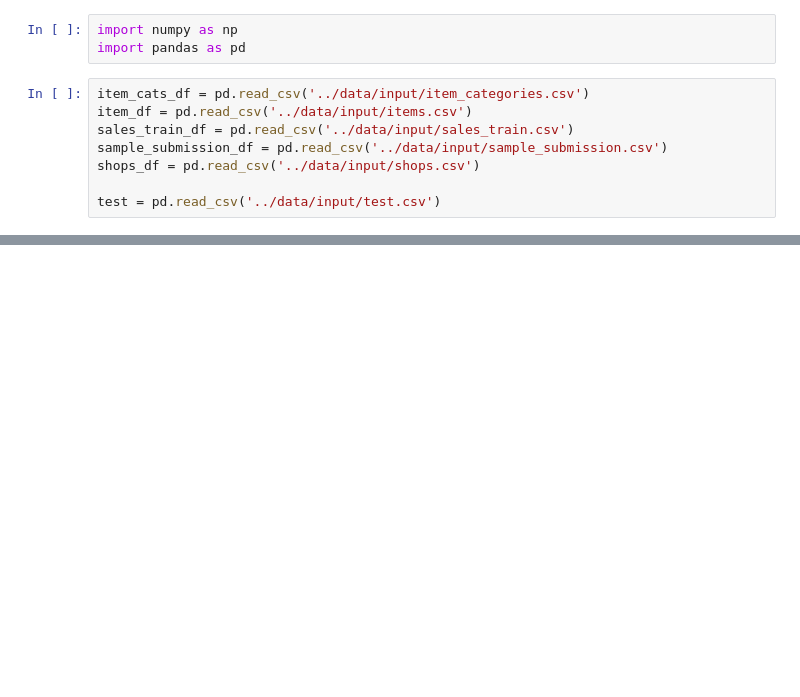
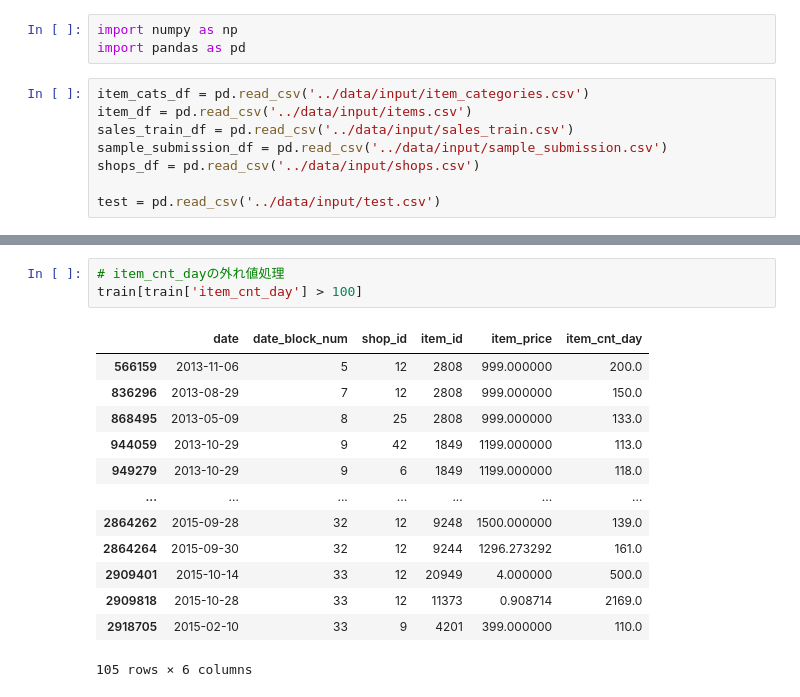
Before and after one commit to YusukeAmg/kaggle_Predict-Future-Sales, a Jupyter notebook: notebook/input-analysis_2020-10-04-16-25.ipynb, the cells around one changed output, grey strips where cells are left out. Cells and saved outputs as stored; diff of their text form; blank space fills up the shorter version.

```diff
--- a/notebook/input-analysis_2020-10-04-16-25.ipynb
+++ b/notebook/input-analysis_2020-10-04-16-25.ipynb
@@ -285,0 +61,17 @@ item_cnt_day sum 124544.0
+# %%
+# item_cnt_dayの外れ値処理
+train[train['item_cnt_day'] > 100]
+# %% [output]
+|  | date | date_block_num | shop_id | item_id | item_price | item_cnt_day |
+| 566159 | 2013-11-06 | 5 | 12 | 2808 | 999.000000 | 200.0 |
+| 836296 | 2013-08-29 | 7 | 12 | 2808 | 999.000000 | 150.0 |
+| 868495 | 2013-05-09 | 8 | 25 | 2808 | 999.000000 | 133.0 |
+| 944059 | 2013-10-29 | 9 | 42 | 1849 | 1199.000000 | 113.0 |
+| 949279 | 2013-10-29 | 9 | 6 | 1849 | 1199.000000 | 118.0 |
+| ... | ... | ... | ... | ... | ... | ... |
+| 2864262 | 2015-09-28 | 32 | 12 | 9248 | 1500.000000 | 139.0 |
+| 2864264 | 2015-09-30 | 32 | 12 | 9244 | 1296.273292 | 161.0 |
+| 2909401 | 2015-10-14 | 33 | 12 | 20949 | 4.000000 | 500.0 |
+| 2909818 | 2015-10-28 | 33 | 12 | 11373 | 0.908714 | 2169.0 |
+| 2918705 | 2015-02-10 | 33 | 9 | 4201 | 399.000000 | 110.0 |
+105 rows × 6 columns
```
Also changed, not shown: parts of 22 cells of this notebook.
